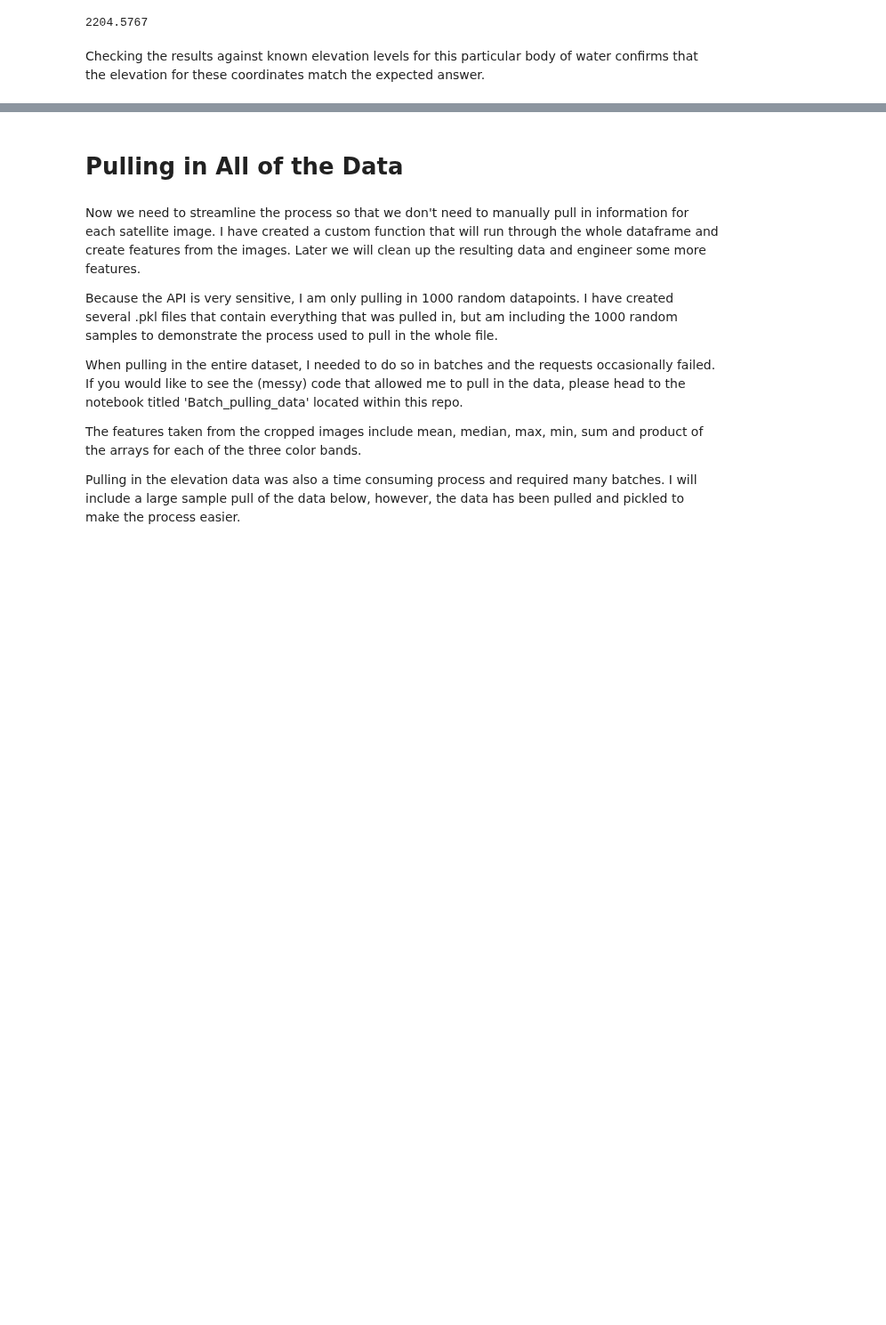
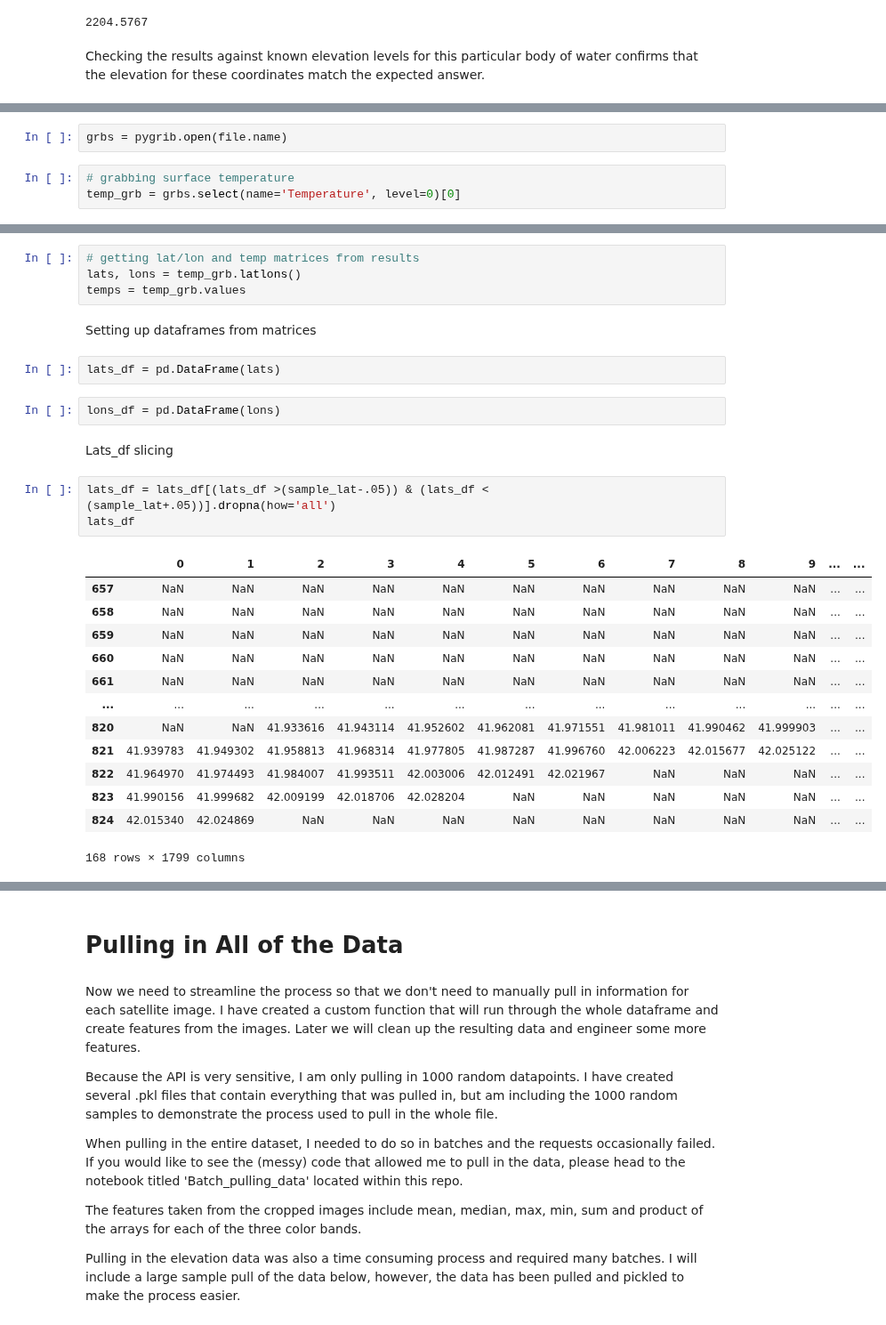
Before and after one commit to mduncan23/Predicting-Harmful-Algal-Blooms, a Jupyter notebook: best_notebook.ipynb, the cells around one changed output, grey strips where cells are left out. Shown at 89% size. Saved outputs shown, nothing was run; the diff lists cells and outputs as text; blank space fills up the shorter version.

Commit message:
working on batch pulling temperature data

```diff
--- a/best_notebook.ipynb
+++ b/best_notebook.ipynb
@@ -1414,0 +1467,5 @@ Checking the results against known elevation levels for this particular body of
+# %%
+grbs = pygrib.open(file.name)
+# %%
+# grabbing surface temperature
+temp_grb = grbs.select(name='Temperature', level=0)[0]
@@ -1414,0 +1476,29 @@ Checking the results against known elevation levels for this particular body of
+# %%
+# getting lat/lon and temp matrices from results
+lats, lons = temp_grb.latlons()
+temps = temp_grb.values
+# %% [markdown]
+Setting up dataframes from matrices
+# %%
+lats_df = pd.DataFrame(lats)
+# %%
+lons_df = pd.DataFrame(lons)
+# %% [markdown]
+Lats_df slicing
+# %%
+lats_df = lats_df[(lats_df >(sample_lat-.05)) & (lats_df < (sample_lat+.05))].dropna(how='all')
+lats_df
+# %% [output]
+|  | 0 | 1 | 2 | 3 | 4 | 5 | 6 | 7 | 8 | 9 | ... | ... |
+| 657 | NaN | NaN | NaN | NaN | NaN | NaN | NaN | NaN | NaN | NaN | ... | ... |
+| 658 | NaN | NaN | NaN | NaN | NaN | NaN | NaN | NaN | NaN | NaN | ... | ... |
+| 659 | NaN | NaN | NaN | NaN | NaN | NaN | NaN | NaN | NaN | NaN | ... | ... |
+| 660 | NaN | NaN | NaN | NaN | NaN | NaN | NaN | NaN | NaN | NaN | ... | ... |
+| 661 | NaN | NaN | NaN | NaN | NaN | NaN | NaN | NaN | NaN | NaN | ... | ... |
+| ... | ... | ... | ... | ... | ... | ... | ... | ... | ... | ... | ... | ... |
+| 820 | NaN | NaN | 41.933616 | 41.943114 | 41.952602 | 41.962081 | 41.971551 | 41.981011 | 41.990462 | 41.999903 | ... | ... |
+| 821 | 41.939783 | 41.949302 | 41.958813 | 41.968314 | 41.977805 | 41.987287 | 41.996760 | 42.006223 | 42.015677 | 42.025122 | ... | ... |
+| 822 | 41.964970 | 41.974493 | 41.984007 | 41.993511 | 42.003006 | 42.012491 | 42.021967 | NaN | NaN | NaN | ... | ... |
+| 823 | 41.990156 | 41.999682 | 42.009199 | 42.018706 | 42.028204 | NaN | NaN | NaN | NaN | NaN | ... | ... |
+| 824 | 42.015340 | 42.024869 | NaN | NaN | NaN | NaN | NaN | NaN | NaN | NaN | ... | ... |
+168 rows × 1799 columns
```
Also changed, not shown: parts of 27 cells of this notebook, 1 other file.
